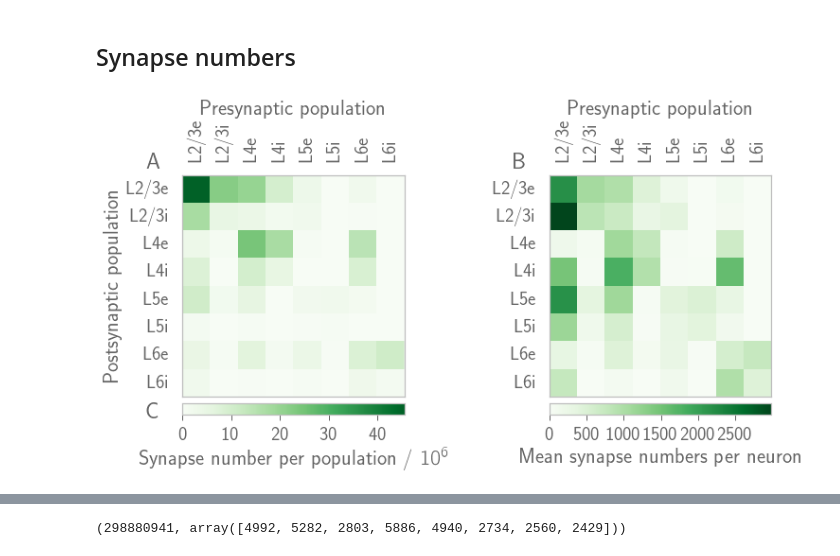
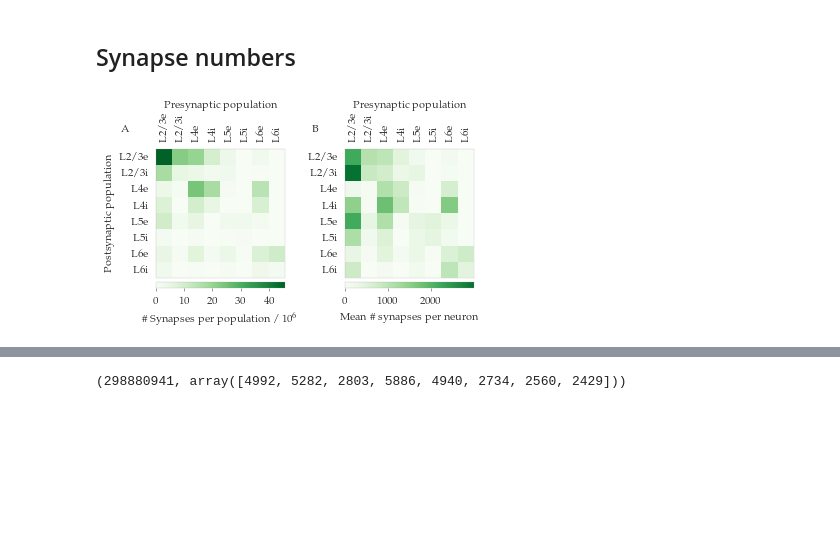
Before and after one commit to frschu/microcircuit, a Jupyter notebook: analysis/model_validation.ipynb, the cells around one changed output, grey strips where cells are left out. Saved outputs shown, nothing was run; the diff lists cells and outputs as text; code cells hidden in the pictures; blank space fills up the shorter version.

```diff
--- a/analysis/model_validation.ipynb
+++ b/analysis/model_validation.ipynb
@@ -21,8 +21,6 @@ import model_class; reload(model_class)
 %matplotlib inline
 
 save_fig = True
-xfactor = 2.6
-style.rcParams['figure.figsize'] = (xfactor*6.2, xfactor*3.83)
 figure_path = os.path.join(".", "figures")
 
 reverse_order = True # do analysis such that plots resemble those of the paper (starting with L6i)
@@ -46,6 +44,7 @@ def plot_heatmap(ax, data, cbar_label, cbar_format, clim, cbar_ticks):
     cbar = plt.colorbar(heatmap, cax=cax, format=cbar_format, label=cbar_label, orientation='horizontal')
     cbar.set_clim(*clim)
     cbar.set_ticks(cbar_ticks)
+    cbar.outline.set_linewidth(0.2)
 
     # Set ticks: left and top
     ticks=np.arange(0.5, 8., 1)
@@ -61,16 +60,18 @@ def plot_heatmap(ax, data, cbar_label, cbar_format, clim, cbar_ticks):
     ax.set_yticklabels(label_populations[::-1])
     ax.xaxis.set_ticks_position('none')
     ax.yaxis.set_ticks_position('none')
+    for axis in ['top','bottom','left','right']:
+        ax.spines[axis].set_linewidth(0.2)
     ax.grid(False)      # Turn of grid (distracts!)
+    return cbar
 
 # Figure
-xfactor = style.xfactor
-figsize = (2 * xfactor*3.83, xfactor*3.83)
-fig = plt.figure(figsize=figsize)
+fig = plt.figure()
+fig.set_size_inches(style.figsize[0], style.figsize[1])
 #ax0 = hf.add_subplot(fig, n_rows_cols=(1, 3), index_row_col=(0, 0), rowspan=1, colspan=1)
 ax1 = hf.add_subplot(fig, n_rows_cols=(1, 2), index_row_col=(0, 0), rowspan=1, colspan=1)
 ax2 = hf.add_subplot(fig, n_rows_cols=(1, 2), index_row_col=(0, 1), rowspan=1, colspan=1)
-plot_labels = list("ABC")
+plot_labels = list("AB")
 
 # ######################################################
 # # Connection probabilities
@@ -88,40 +89,40 @@ plot_labels = list("ABC")
 # cbar_label = "Connection probability"
 # cbar_format= None
 # clim        = (0, 0.5)
 # cbar_ticks  = np.arange(0, 0.6, 0.1)
 # plot_heatmap(ax0, data, cbar_label, cbar_format, clim, cbar_ticks)
 
 ######################################################
 # Total synapse numbers
 ######################################################
 data = model.C_ab * 1e-6
-cbar_label  = "Synapse number per population / $10^{6}$"
+cbar_label  = "\# Synapses per population / $10^{6}$"
 cbar_format = "%i"
 clim        = (0, 50)
 cbar_ticks  = np.arange(0, 60, 10)
 plot_heatmap(ax1, data, cbar_label, cbar_format, clim, cbar_ticks)
 
 ######################################################
 # Synapse numbers per neuron
 ######################################################
 data = (model.C_ab.T / (model.n_neurons * model.area)).T
-cbar_label  = "Mean synapse numbers per neuron"
+cbar_label  = "Mean \# synapses per neuron"
 cbar_format = "%i"
-clim        = (0, 3000)
-cbar_ticks  = np.arange(0, 3500, 500)
-plot_heatmap(ax2, data, cbar_label, cbar_format, clim, cbar_ticks)
+clim        = (0, 3500)
+cbar_ticks  = np.arange(0, 4000, 1000)
+cbar = plot_heatmap(ax2, data, cbar_label, cbar_format, clim, cbar_ticks)
 
 
 ax1.set_ylabel('Postsynaptic population')
 for ax, label in zip(fig.axes, plot_labels):
-    ax.text(-0.1, 1.1, label, transform=ax.transAxes,
+    ax.text(-0.2, 1.2, label, transform=ax.transAxes,
             fontsize=style.fontsize_labels_title, fontweight='bold', va='top', ha='right')
 
 fig_name    = "syn_numbers"
 if save_fig:
     hf.saving_fig(fig, figure_path, fig_name, verbose=False)
 # %% [output]
-[figure, old version]
+[figure, new version]
 # %%
 ######################################################
 # Population size
```
Also changed, not shown: parts of 3 cells of this notebook, 52 other files.
